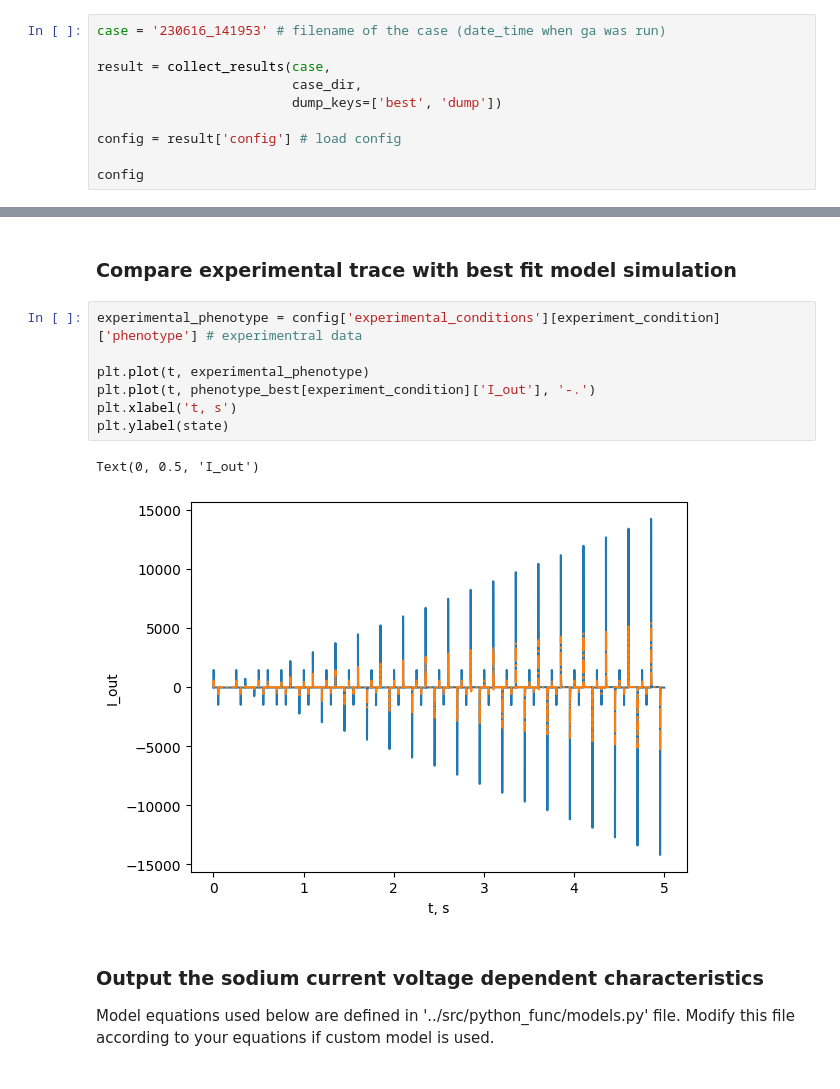
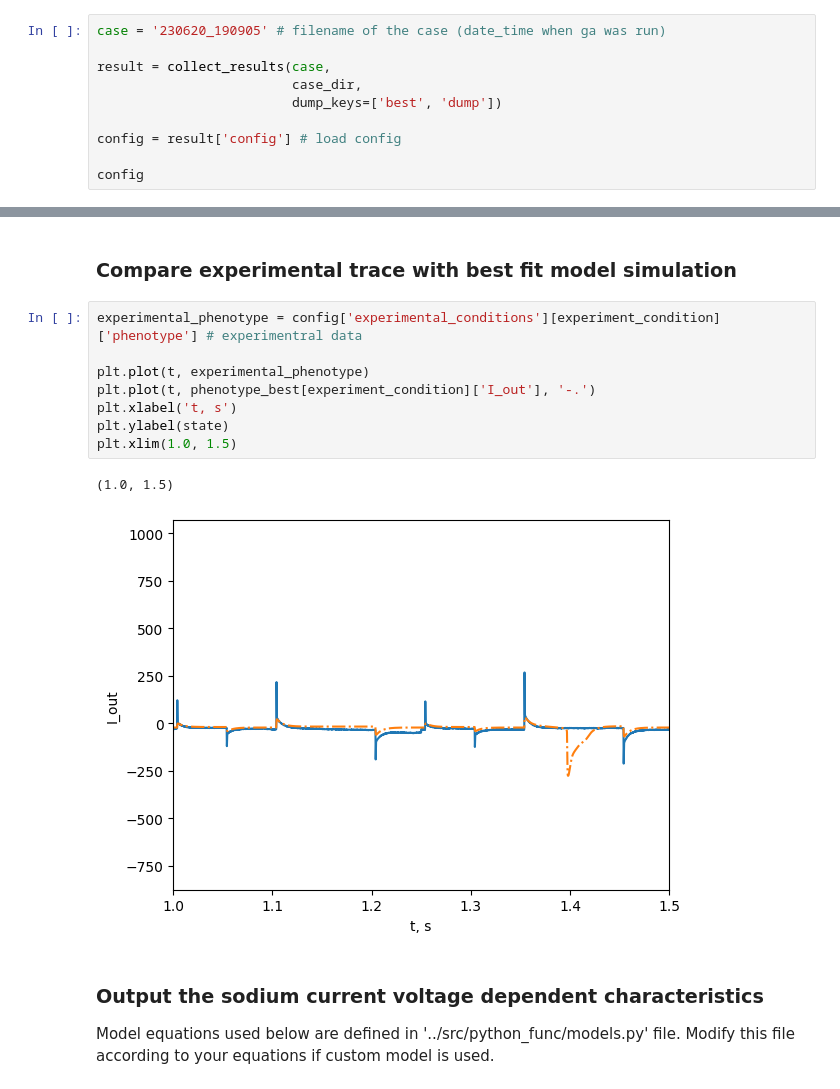
Before and after one commit to humanphysiologylab/PCoptim, a Jupyter notebook: notebooks/005_Results_processing.ipynb, the cells around one changed output, grey strips where cells are left out. Drawn from its saved outputs; the diff is of its cells as text.

```diff
--- a/notebooks/005_Results_processing.ipynb
+++ b/notebooks/005_Results_processing.ipynb
@@ -20,5 +23,5 @@ pd.DataFrame(os.listdir(case_dir), columns = ['cases'])
 # %%
-case = '230616_141953' # filename of the case (date_time when ga was run)
+case = '230620_190905' # filename of the case (date_time when ga was run)
 
 result = collect_results(case,
                          case_dir,
@@ -100,13 +103,14 @@ for state in phenotype_best[experiment_condition]:
 # %%
 experimental_phenotype = config['experimental_conditions'][experiment_condition]['phenotype'] # experimentral data
 
 plt.plot(t, experimental_phenotype)
 plt.plot(t, phenotype_best[experiment_condition]['I_out'], '-.')
 plt.xlabel('t, s')
 plt.ylabel(state)
+plt.xlim(1.0, 1.5)
 # %% [output]
-Text(0, 0.5, 'I_out')
+(1.0, 1.5)
-[figure, old version]
+[figure, new version]
 # %% [markdown]
 ### Output the sodium current voltage dependent characteristics
 Model equations used below are defined in '../src/python_func/models.py' file. Modify this file according to your equations if custom model is used.
```
Also changed, not shown: parts of 5 cells of this notebook, 4 other files.
